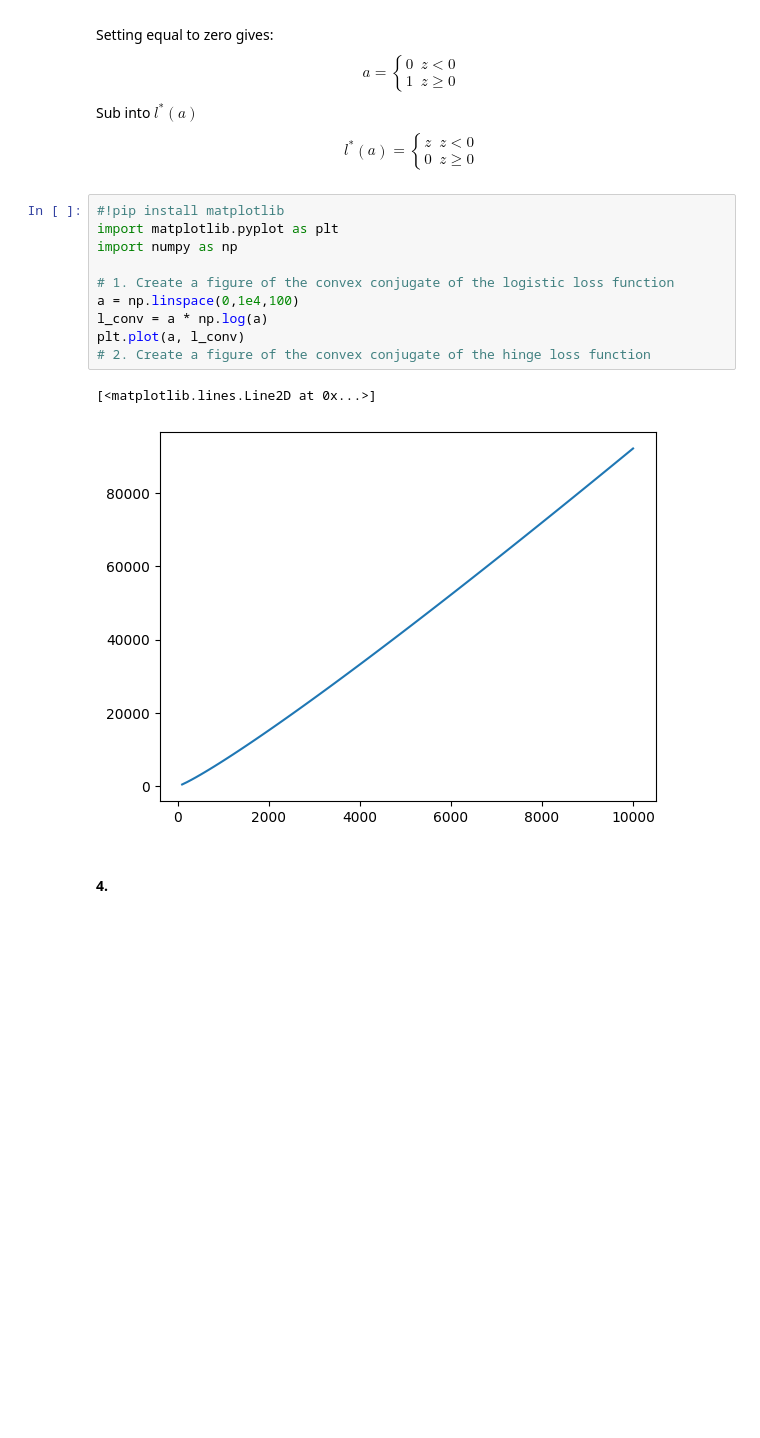
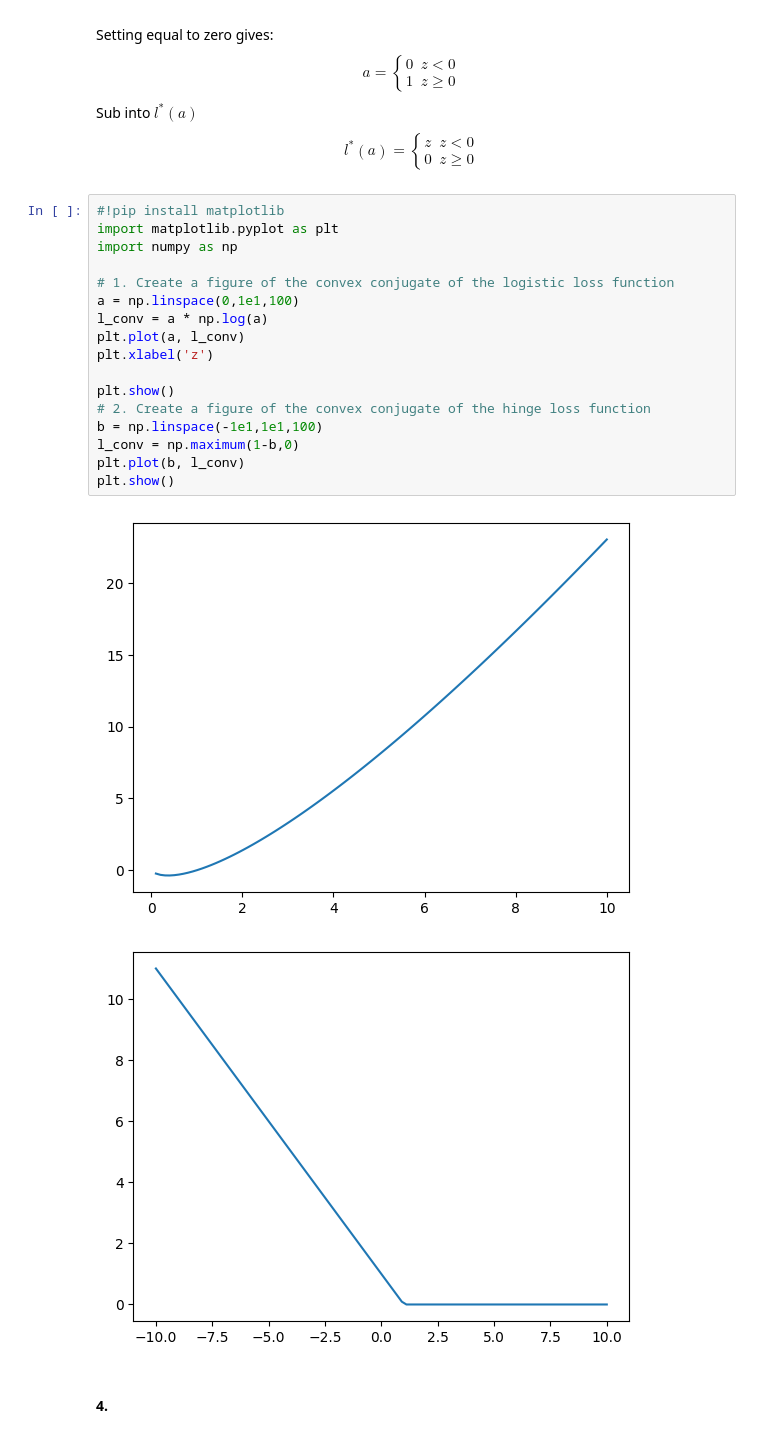
Before and after one commit to darkopetrov/DAT570_Continuous_optimization_in_data_science, a Jupyter notebook: Module_2/Code_2.ipynb, the cells around one changed output. Saved outputs shown, nothing was run; the diff lists cells and outputs as text; blank space fills up the shorter version.

```diff
--- a/Module_2/Code_2.ipynb
+++ b/Module_2/Code_2.ipynb
@@ -188,16 +188,23 @@ $$
 # %%
 #!pip install matplotlib
 import matplotlib.pyplot as plt
 import numpy as np
 
 # 1. Create a figure of the convex conjugate of the logistic loss function
-a = np.linspace(0,1e4,100)
+a = np.linspace(0,1e1,100)
 l_conv = a * np.log(a)
 plt.plot(a, l_conv)
+plt.xlabel('z')
+
+plt.show()
 # 2. Create a figure of the convex conjugate of the hinge loss function
+b = np.linspace(-1e1,1e1,100)
+l_conv = np.maximum(1-b,0)
+plt.plot(b, l_conv)
+plt.show()
 # %% [output]
-[<matplotlib.lines.Line2D at 0x...>]
-[figure, old version]
+[figure, new version]
+[figure, added]
 # %% [markdown]
 #### 4.
 # %% [markdown]
```
Also changed, not shown: parts of 13 cells of this notebook.
